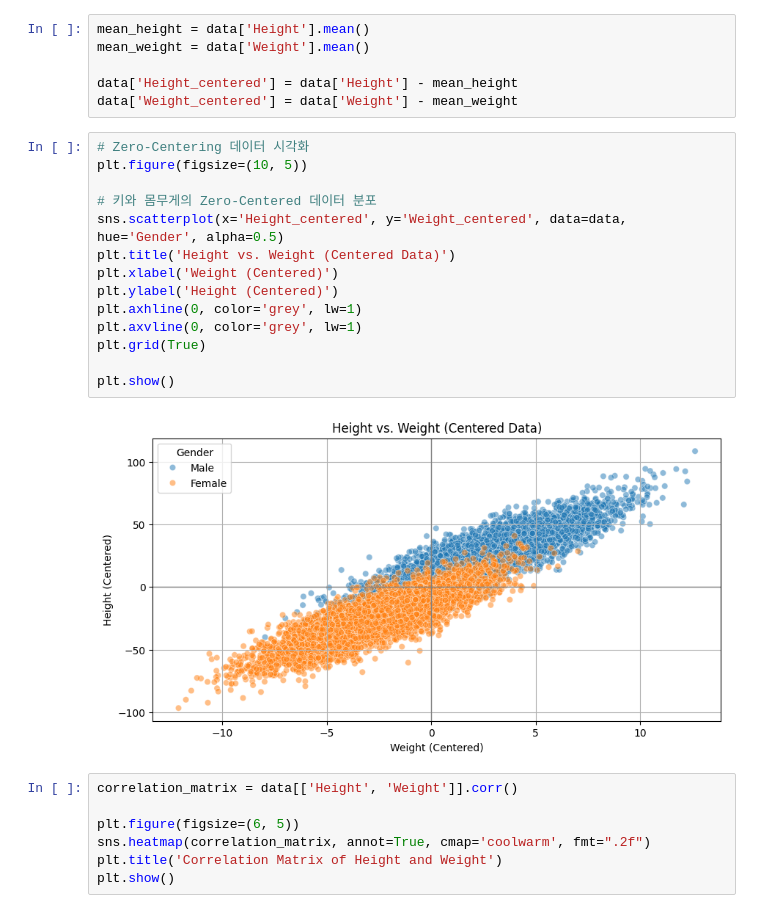
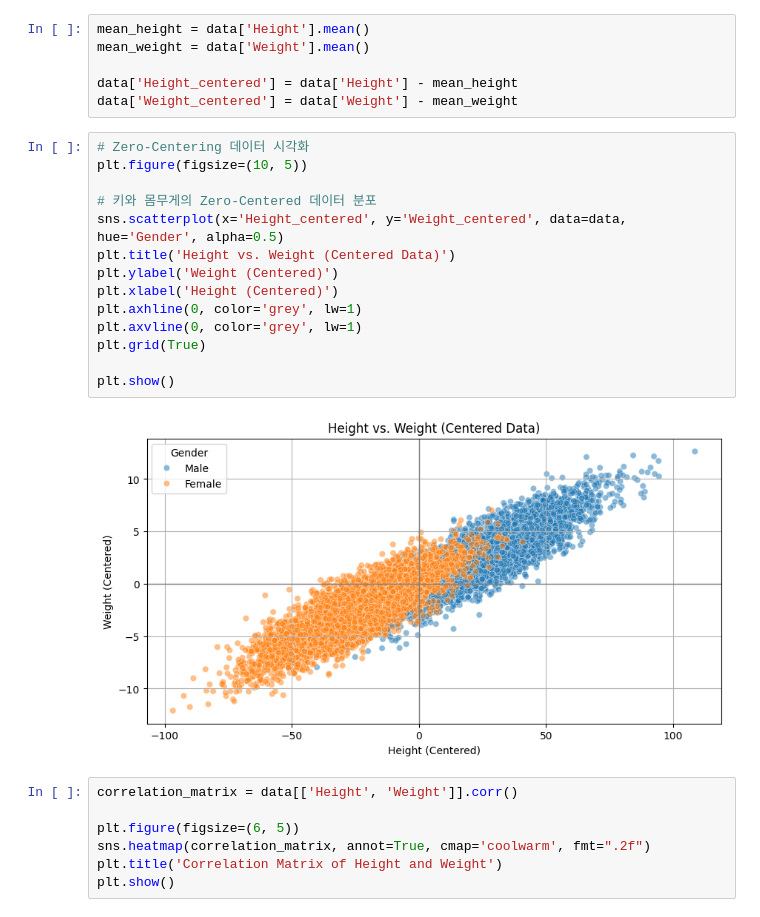
Before and after one commit to pervin0527/DL-basic, a Jupyter notebook: 04-Data Preprocessing & Weight Initialization.ipynb, the cells around one changed output. Saved outputs shown, nothing was run; the diff lists cells and outputs as text.

```diff
--- a/04-Data Preprocessing & Weight Initialization.ipynb
+++ b/04-Data Preprocessing & Weight Initialization.ipynb
@@ -60,19 +63,19 @@ data['Weight_centered'] = data['Weight'] - mean_weight
 # %%
 # Zero-Centering 데이터 시각화
 plt.figure(figsize=(10, 5))
 
 # 키와 몸무게의 Zero-Centered 데이터 분포
 sns.scatterplot(x='Height_centered', y='Weight_centered', data=data, hue='Gender', alpha=0.5)
 plt.title('Height vs. Weight (Centered Data)')
-plt.xlabel('Weight (Centered)')
-plt.ylabel('Height (Centered)')
+plt.ylabel('Weight (Centered)')
+plt.xlabel('Height (Centered)')
 plt.axhline(0, color='grey', lw=1)
 plt.axvline(0, color='grey', lw=1)
 plt.grid(True)
 
 plt.show()
 # %% [output]
-[figure, old version]
+[figure, new version]
 # %%
 correlation_matrix = data[['Height', 'Weight']].corr()
 
```
Also changed, not shown: parts of 29 cells of this notebook, 12 other files.
